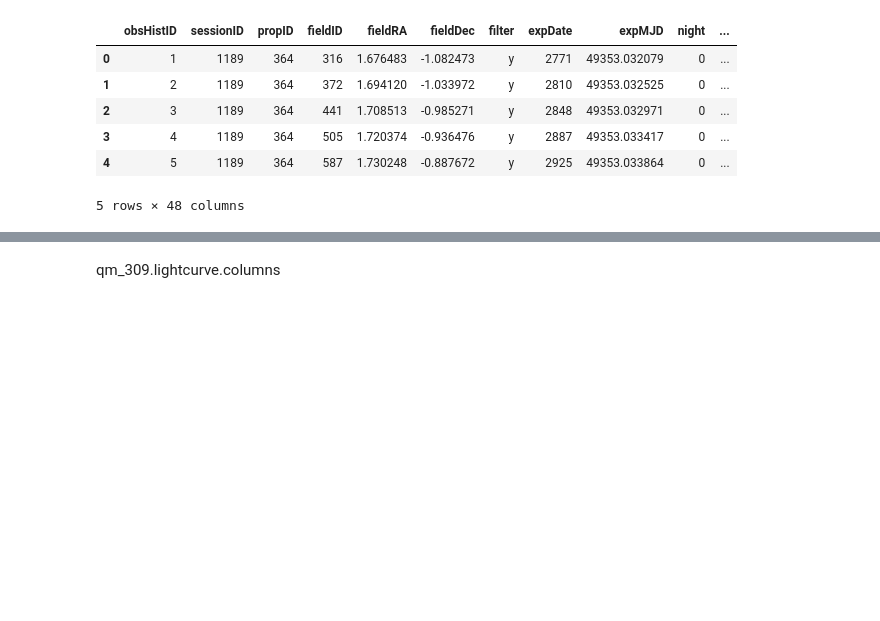
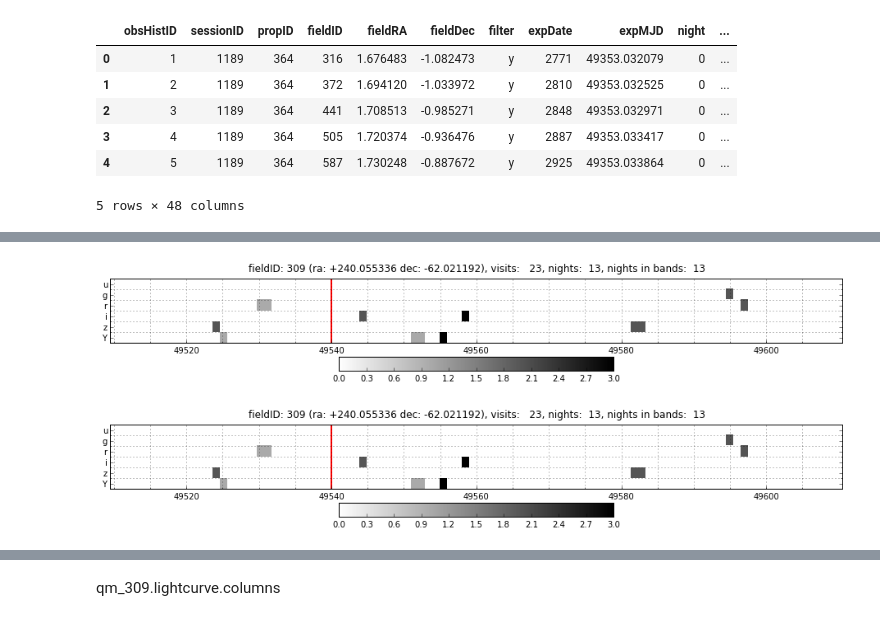
Before and after one commit to rbiswas4/Cadence, a Jupyter notebook: quality/LightCurveMetrics.ipynb, the cells around one changed output, grey strips where cells are left out. Saved outputs shown, nothing was run; the diff lists cells and outputs as text; code cells hidden in the pictures; blank space fills up the shorter version.

```diff
--- a/quality/LightCurveMetrics.ipynb
+++ b/quality/LightCurveMetrics.ipynb
@@ -73,0 +90,5 @@ summarydf.head()
+# %%
+qm.SNCadence[0]
+# %% [output]
+[figure, added]
+[figure, added]
```
Also changed, not shown: parts of 82 cells of this notebook, 1 other file.
